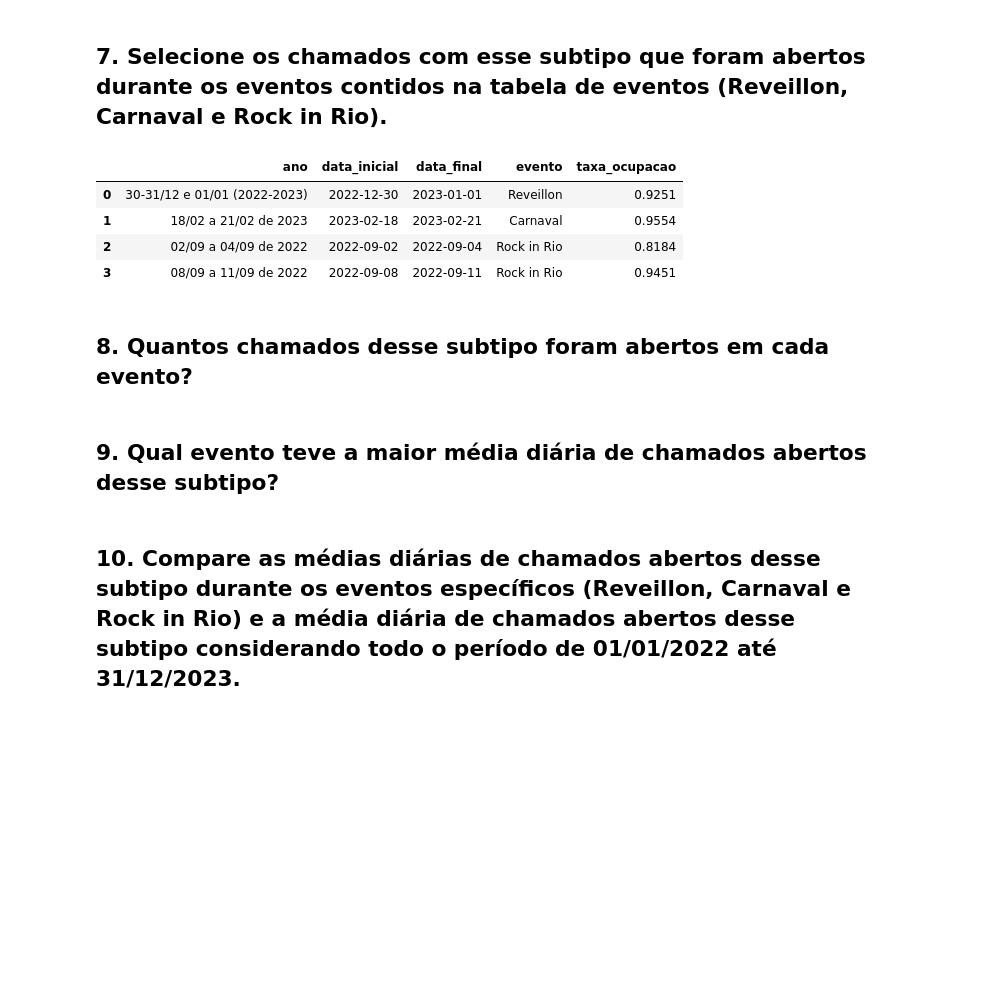
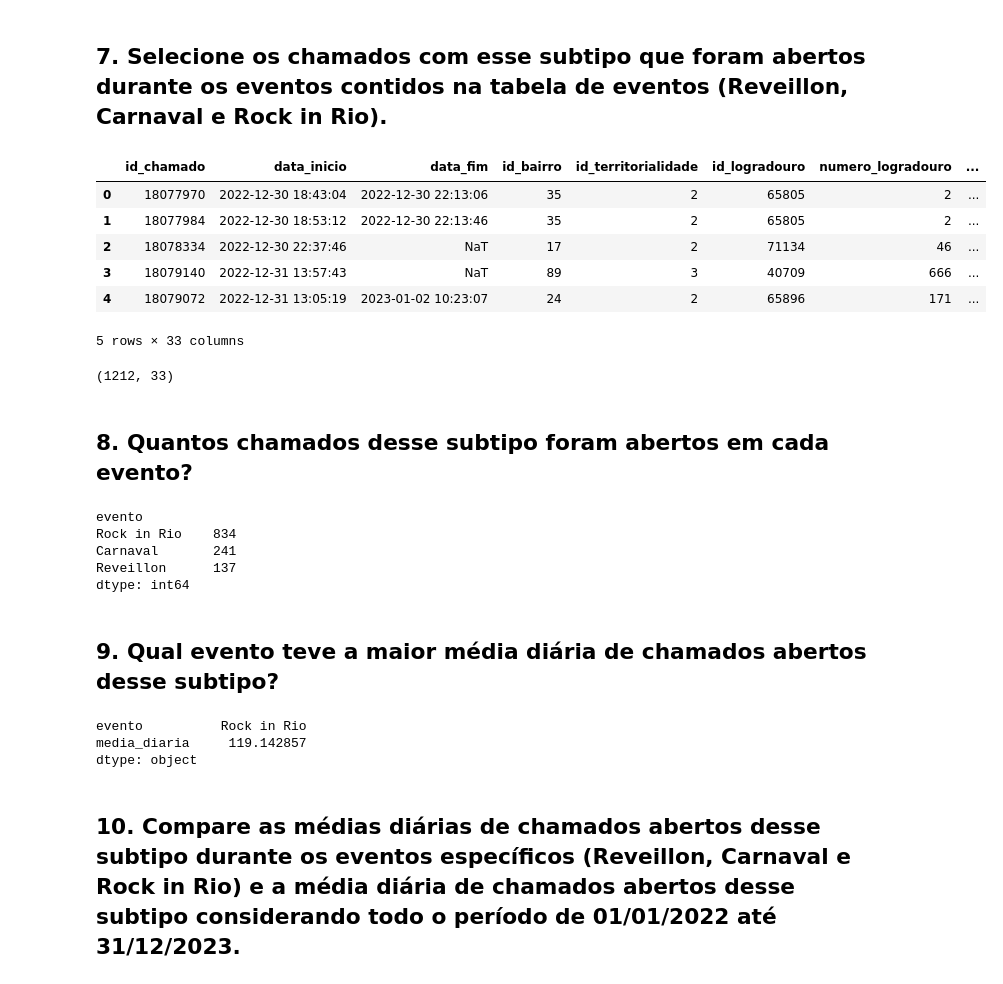
Before and after one commit to gabryellesoares/emd-desafio-junior-data-scientist, a Jupyter notebook: analise_python.ipynb, the cells around one changed output. Saved outputs shown, nothing was run; the diff lists cells and outputs as text; code cells hidden in the pictures; blank space fills up the shorter version.

```diff
--- a/analise_python.ipynb
+++ b/analise_python.ipynb
@@ -105,3 +105,3 @@ chamado_periodo = chamado_1746[chamado_1746['data_inicio'].dt.date.between(dt_2,
 # %%
-chamados_perturbacao_sossego = chamado_periodo[chamado_periodo['subtipo'] == 'Perturbação do sossego']
+chamados_perturbacao = chamado_1746[chamado_1746['subtipo'] == 'Perturbação do sossego']
 # %%
@@ -110,15 +110,38 @@ len(chamados_perturbacao_sossego)
 42408
 # %% [markdown]
 ## 7. Selecione os chamados com esse subtipo que foram abertos durante os eventos contidos na tabela de eventos (Reveillon, Carnaval e Rock in Rio).
-# %%
-eventos.head()
-# %% [output]
-|  | ano | data_inicial | data_final | evento | taxa_ocupacao |
-| 0 | 30-31/12 e 01/01 (2022-2023) | 2022-12-30 | 2023-01-01 | Reveillon | 0.9251 |
-| 1 | 18/02 a 21/02 de 2023 | 2023-02-18 | 2023-02-21 | Carnaval | 0.9554 |
-| 2 | 02/09 a 04/09 de 2022 | 2022-09-02 | 2022-09-04 | Rock in Rio | 0.8184 |
-| 3 | 08/09 a 11/09 de 2022 | 2022-09-08 | 2022-09-11 | Rock in Rio | 0.9451 |
+# %%
+chamados_perturbacao_eventos = []
+
+for _, row in eventos.iterrows():
+    c = chamados_perturbacao[chamados_perturbacao['data_inicio'].dt.date.between(row['data_inicial'], row['data_final'])]
+    c['evento'] = row.evento
+    chamados_perturbacao_eventos.append(c)
+
+chamados_perturbacao_eventos = pd.concat(chamados_perturbacao_eventos, ignore_index=True)
+# %%
+chamados_perturbacao_eventos.head()
+# %% [output]
+|  | id_chamado | data_inicio | data_fim | id_bairro | id_territorialidade | id_logradouro | numero_logradouro | ... |
+| 0 | 18077970 | 2022-12-30 18:43:04 | 2022-12-30 22:13:06 | 35 | 2 | 65805 | 2 | ... |
+| 1 | 18077984 | 2022-12-30 18:53:12 | 2022-12-30 22:13:46 | 35 | 2 | 65805 | 2 | ... |
+| 2 | 18078334 | 2022-12-30 22:37:46 | NaT | 17 | 2 | 71134 | 46 | ... |
+| 3 | 18079140 | 2022-12-31 13:57:43 | NaT | 89 | 3 | 40709 | 666 | ... |
+| 4 | 18079072 | 2022-12-31 13:05:19 | 2023-01-02 10:23:07 | 24 | 2 | 65896 | 171 | ... |
+5 rows × 33 columns
+# %%
+chamados_perturbacao_eventos.shape
+# %% [output]
+(1212, 33)
 # %% [markdown]
 ## 8. Quantos chamados desse subtipo foram abertos em cada evento?
+# %%
+chamados_perturbacao_eventos.groupby('evento').size().sort_values(ascending=False)
+# %% [output]
+evento
+Rock in Rio    834
+Carnaval       241
+Reveillon      137
+dtype: int64
 # %% [markdown]
 ## 9. Qual evento teve a maior média diária de chamados abertos desse subtipo?
@@ -125,2 +150,8 @@ eventos.head()
+# %%
+media_diaria_eventos.max()
+# %% [output]
+evento          Rock in Rio
+media_diaria     119.142857
+dtype: object
 # %% [markdown]
 ## 10. Compare as médias diárias de chamados abertos desse subtipo durante os eventos específicos (Reveillon, Carnaval e Rock in Rio) e a média diária de chamados abertos desse subtipo considerando todo o período de 01/01/2022 até 31/12/2023.
```
Also changed, not shown: parts of 6 cells of this notebook.
